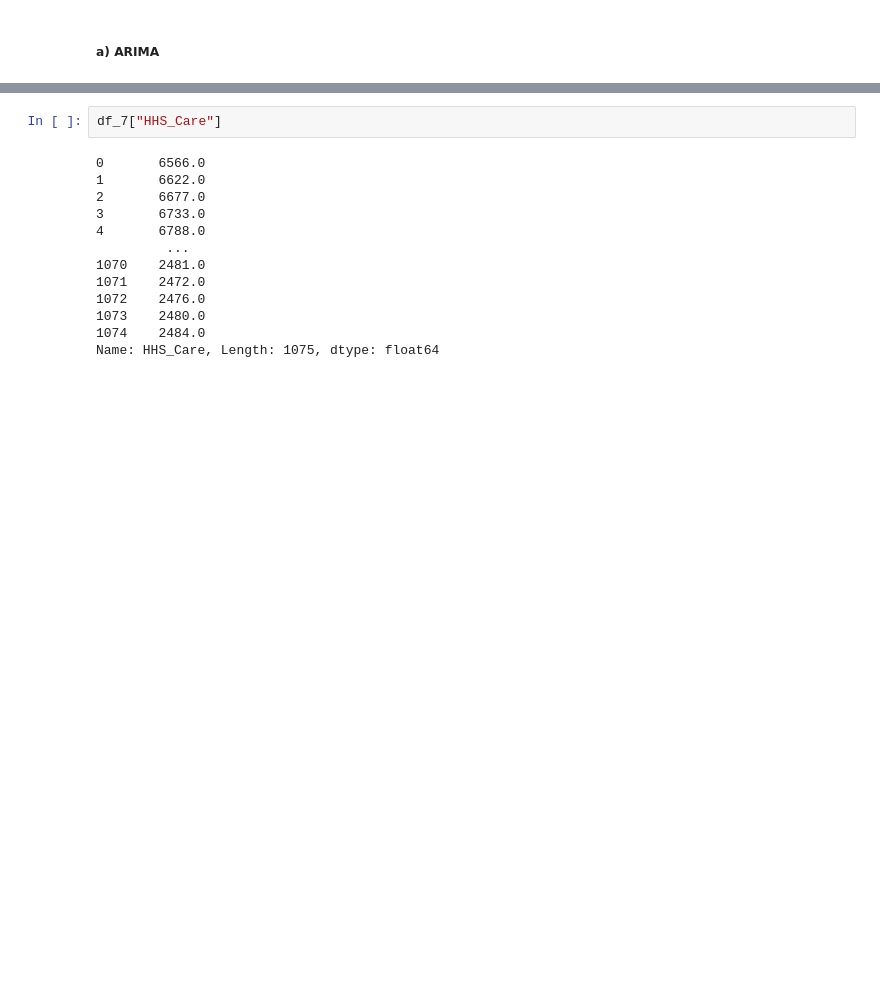
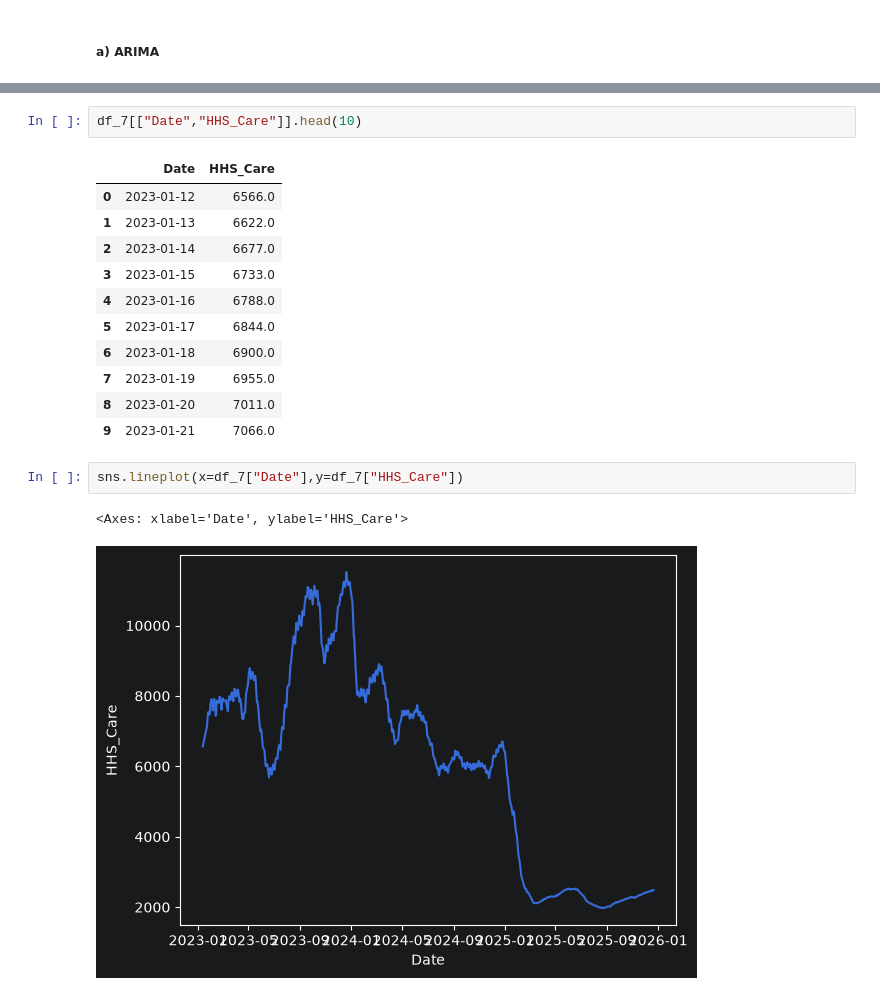
Before and after one commit to amithvardhan99/resume-projects, a Jupyter notebook: Predictive Forecasting of Care Load & Placement Demand/notebook.ipynb, the cells around one changed output, grey strips where cells are left out. Drawn from its saved outputs; the diff is of its cells as text; blank space fills up the shorter version.

```diff
--- a/Predictive Forecasting of Care Load & Placement Demand/notebook.ipynb
+++ b/Predictive Forecasting of Care Load & Placement Demand/notebook.ipynb
@@ -636,15 +646,19 @@ dtype: object
 # %%
-df_7["HHS_Care"]
+df_7[["Date","HHS_Care"]].head(10)
 # %% [output]
-0       6566.0
-1       6622.0
-2       6677.0
-3       6733.0
-4       6788.0
-         ...
-1070    2481.0
-1071    2472.0
-1072    2476.0
-1073    2480.0
-1074    2484.0
-Name: HHS_Care, Length: 1075, dtype: float64
+|  | Date | HHS_Care |
+| 0 | 2023-01-12 | 6566.0 |
+| 1 | 2023-01-13 | 6622.0 |
+| 2 | 2023-01-14 | 6677.0 |
+| 3 | 2023-01-15 | 6733.0 |
+| 4 | 2023-01-16 | 6788.0 |
+| 5 | 2023-01-17 | 6844.0 |
+| 6 | 2023-01-18 | 6900.0 |
+| 7 | 2023-01-19 | 6955.0 |
+| 8 | 2023-01-20 | 7011.0 |
+| 9 | 2023-01-21 | 7066.0 |
+# %%
+sns.lineplot(x=df_7["Date"],y=df_7["HHS_Care"])
+# %% [output]
+<Axes: xlabel='Date', ylabel='HHS_Care'>
+[figure, added]
```
Also changed, not shown: parts of 2 cells of this notebook.
